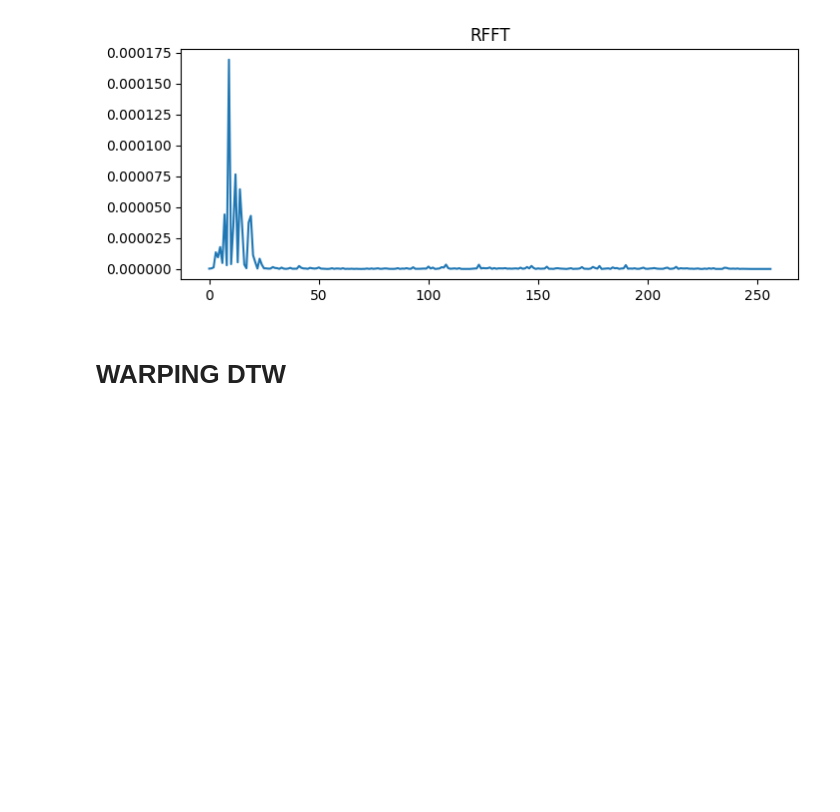
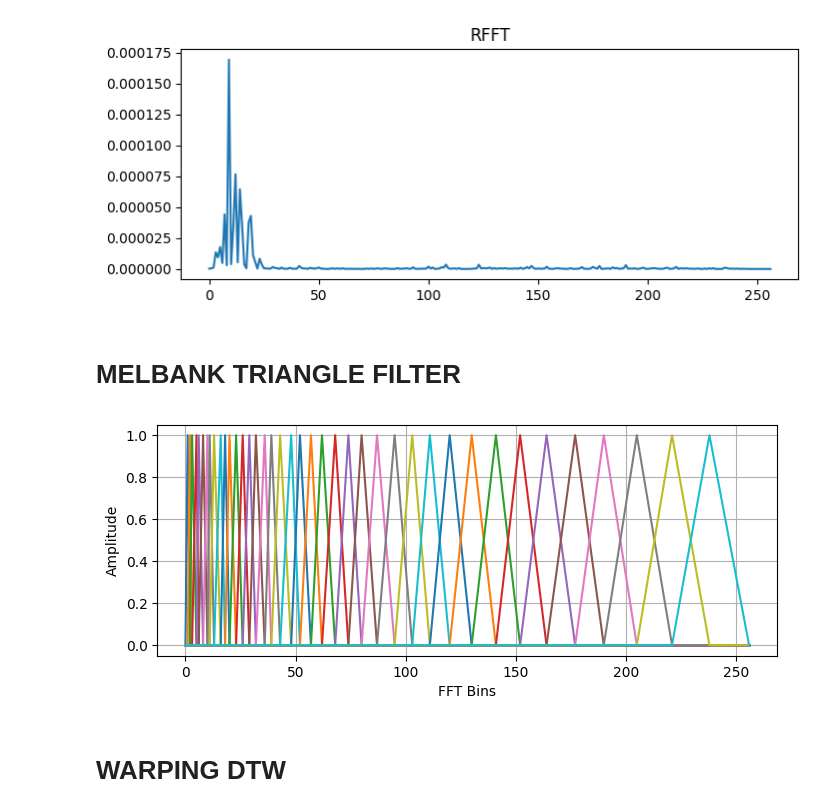
Before and after one commit to gdapriana/song-detection, a Jupyter notebook: visualize.ipynb, the cells around one changed output. Saved outputs shown, nothing was run; the diff lists cells and outputs as text; code cells hidden in the pictures; blank space fills up the shorter version.

Commit message:
visualize melbank triangle filter

```diff
--- a/visualize.ipynb
+++ b/visualize.ipynb
@@ -51,12 +51,21 @@ def vis_fft(y):
   plt.title("RFFT")
   plt.plot(y)
   plt.show()
+def vis_triangle_melbank(nfilt, fbank):
+  plt.figure(figsize=(8, 3))
+  for i in range(nfilt):
+    plt.plot(fbank[i])
+  plt.xlabel('FFT Bins')
+  plt.ylabel('Amplitude')
+  plt.grid(True)
+  plt.show()
 # %%
 signal, sampling_rate = librosa.load("audio/train/Ark.mp3")
 emphased_signal = emphasis__(signal)
 framed_signal = framing__(signal=emphased_signal, frame_size=1, frame_stride=0.5, sampling_rate=sampling_rate)
 windowed_signal = windowing__(signal=framed_signal, sampling_rate=sampling_rate, frame_size=1)
 fft_signal = fft__(signal=windowed_signal)
+melbank_signal, fbank = melbank__(signal=fft_signal, NFFT=512, nfilt=40, sr=sampling_rate)
 # %% [markdown]
 # ORIGINAL SIGNAL
 # %%
@@ -81,6 +90,12 @@ vis_windowed(y=windowed_signal[10], sr=sampling_rate)
 vis_fft(y=fft_signal[10])
 # %% [output]
 [figure]
+# %% [markdown]
+# MELBANK TRIANGLE FILTER
+# %%
+vis_triangle_melbank(nfilt=40, fbank=fbank)
+# %% [output]
+[figure, added]
 # %% [markdown]
 # WARPING DTW
 # %%
```
Also changed, not shown: parts of 1 cell of this notebook, 3 other files.
